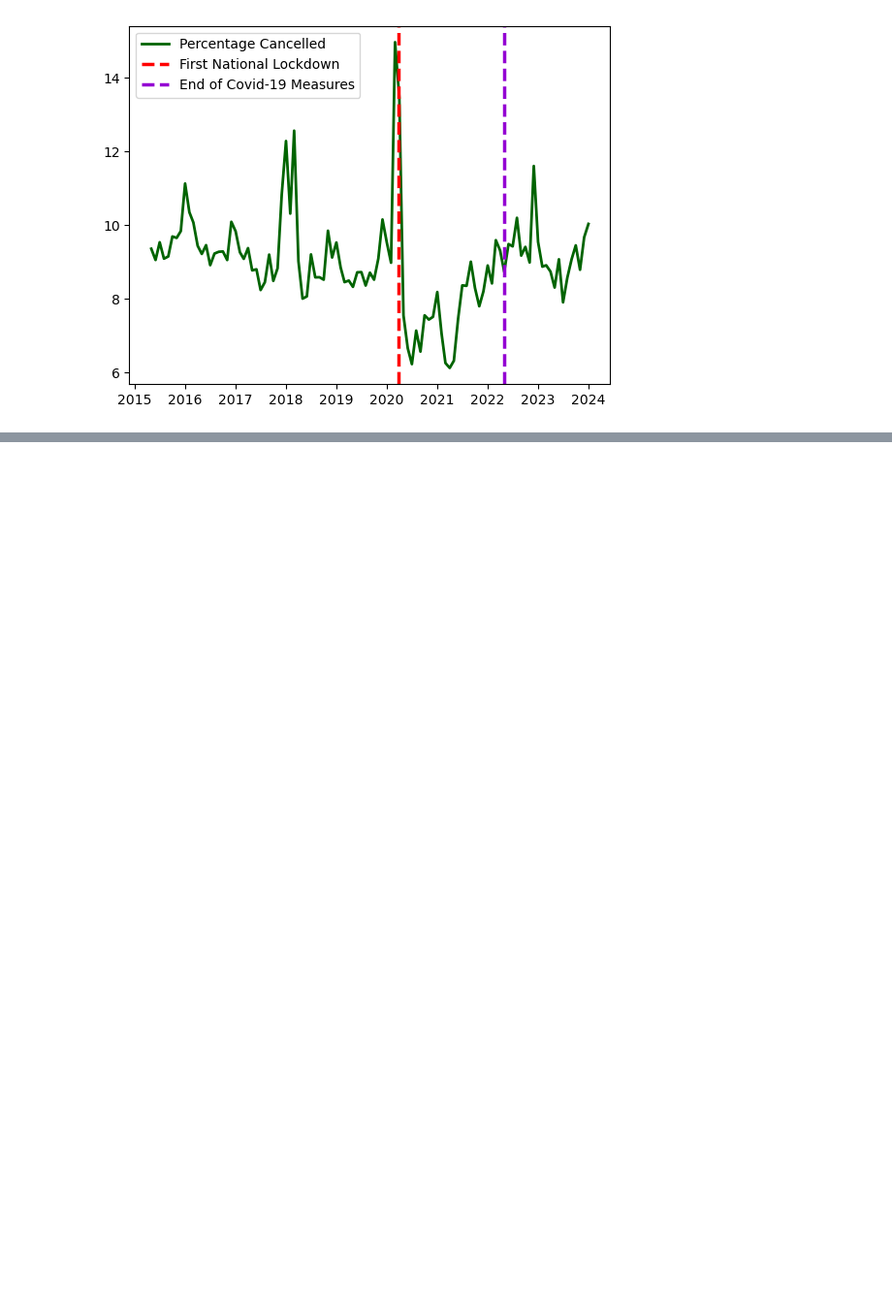
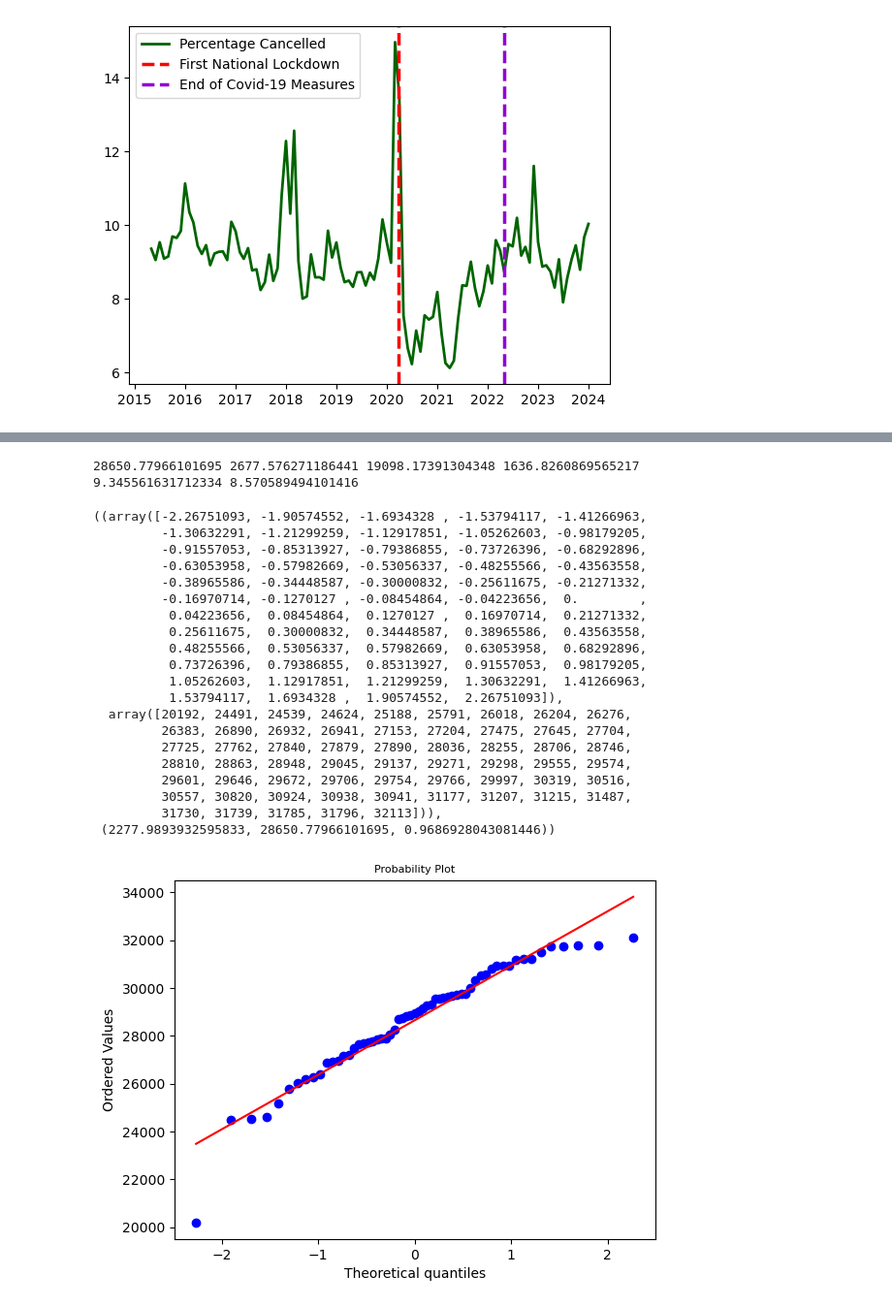
Before and after one commit to brianej/fdscw3, a Jupyter notebook: q1.ipynb, the cells around one changed output, grey strips where cells are left out. Shown: that part at 97% size. Saved outputs shown, nothing was run; the diff lists cells and outputs as text; code cells hidden in the pictures; blank space fills up the shorter version.

```diff
--- a/q1.ipynb
+++ b/q1.ipynb
@@ -229,0 +235,45 @@ alc_drug_waitingtime[alc_drug_waitingtime["ServiceType"] == "Hospital-based serv
+# %%
+#mean of operations before covid
+mean_operations_beforecovid = cancellations_scotland_beforecovid["TotalOperations"].mean()
+#mean of cancelled operations before covid
+mean_cancelled_beforecovid = cancellations_scotland_beforecovid["TotalCancelled"].mean()
+
+#mean of operations after covid
+mean_operations_aftercovid = cancellations_scotland_aftercovid["TotalOperations"].mean()
+#mean of cancelled operations after covid
+mean_cancelled_aftercovid = cancellations_scotland_aftercovid["TotalCancelled"].mean()
+
+print(mean_operations_beforecovid, mean_cancelled_beforecovid, mean_operations_aftercovid, mean_cancelled_aftercovid)
+#percentage of operations cancelled before covid
+percentage_cancelled_beforecovid = mean_cancelled_beforecovid/mean_operations_beforecovid*100
+#percentage of operations cancelled after covid
+percentage_cancelled_aftercovid = mean_cancelled_aftercovid/mean_operations_aftercovid*100
+
+print(percentage_cancelled_beforecovid, percentage_cancelled_aftercovid)
+# %% [output]
+28650.77966101695 2677.576271186441 19098.17391304348 1636.8260869565217
+9.345561631712334 8.570589494101416
+# %%
+stats.probplot(cancellations_scotland_beforecovid["TotalOperations"], dist="norm", plot=pylab)
+# %% [output]
+((array([-2.26751093, -1.90574552, -1.6934328 , -1.53794117, -1.41266963,
+         -1.30632291, -1.21299259, -1.12917851, -1.05262603, -0.98179205,
+         -0.91557053, -0.85313927, -0.79386855, -0.73726396, -0.68292896,
+         -0.63053958, -0.57982669, -0.53056337, -0.48255566, -0.43563558,
+         -0.38965586, -0.34448587, -0.30000832, -0.25611675, -0.21271332,
+         -0.16970714, -0.1270127 , -0.08454864, -0.04223656,  0.        ,
+          0.04223656,  0.08454864,  0.1270127 ,  0.16970714,  0.21271332,
+          0.25611675,  0.30000832,  0.34448587,  0.38965586,  0.43563558,
+          0.48255566,  0.53056337,  0.57982669,  0.63053958,  0.68292896,
+          0.73726396,  0.79386855,  0.85313927,  0.91557053,  0.98179205,
+          1.05262603,  1.12917851,  1.21299259,  1.30632291,  1.41266963,
+          1.53794117,  1.6934328 ,  1.90574552,  2.26751093]),
+  array([20192, 24491, 24539, 24624, 25188, 25791, 26018, 26204, 26276,
+         26383, 26890, 26932, 26941, 27153, 27204, 27475, 27645, 27704,
+         27725, 27762, 27840, 27879, 27890, 28036, 28255, 28706, 28746,
+         28810, 28863, 28948, 29045, 29137, 29271, 29298, 29555, 29574,
+         29601, 29646, 29672, 29706, 29754, 29766, 29997, 30319, 30516,
+         30557, 30820, 30924, 30938, 30941, 31177, 31207, 31215, 31487,
+         31730, 31739, 31785, 31796, 32113])),
+ (2277.9893932595833, 28650.77966101695, 0.9686928043081446))
+[figure, added]
```
Also changed, not shown: parts of 14 cells of this notebook, 2 other files.
